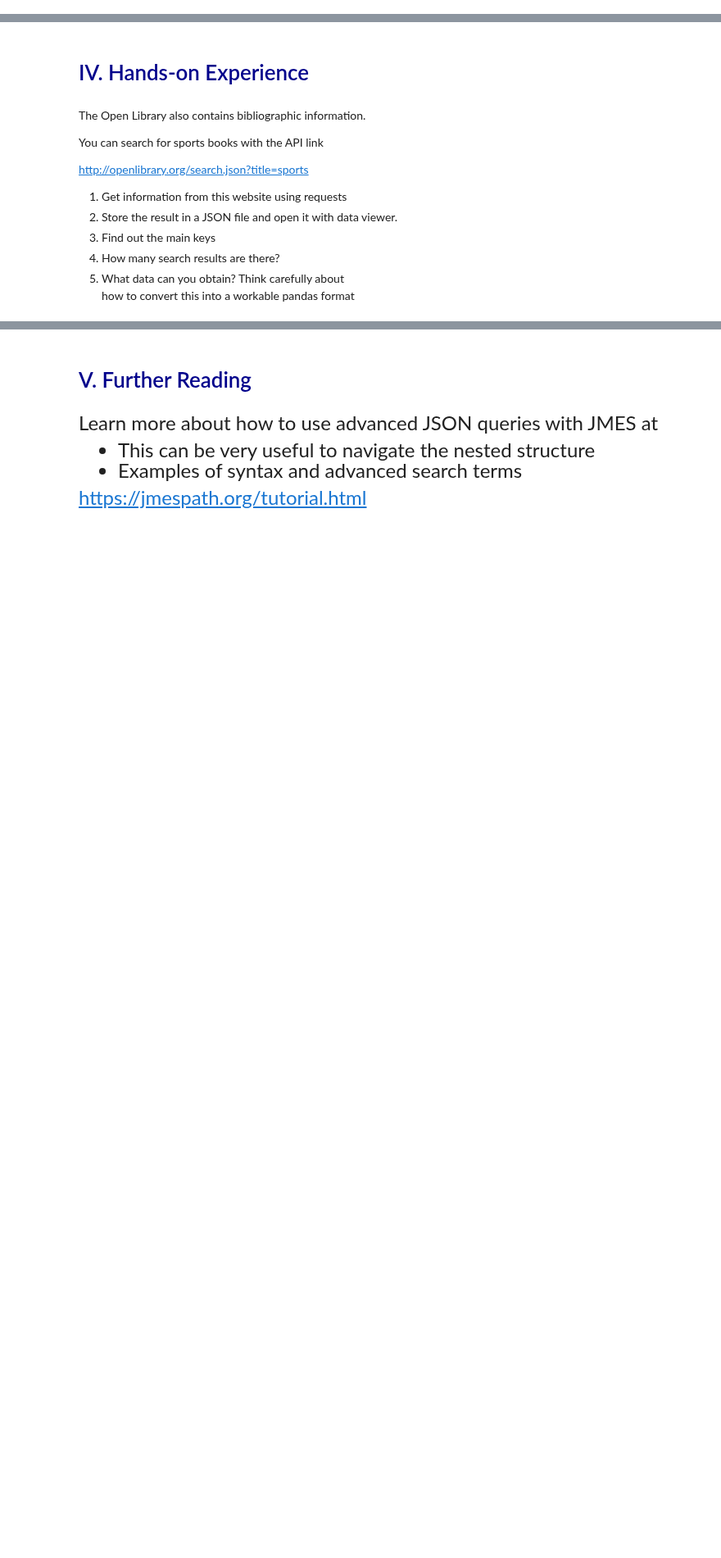
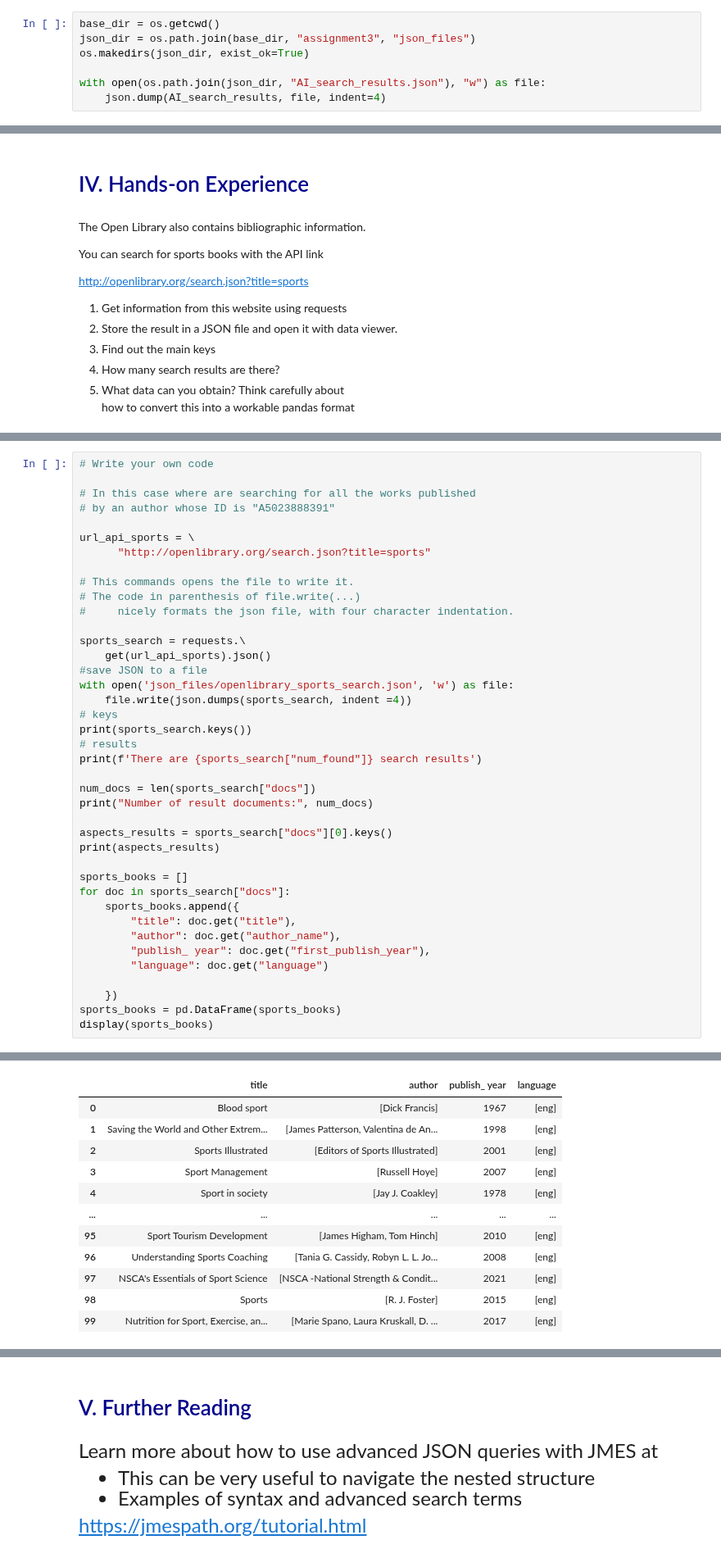
Before and after one commit to amanda-midd/datasci530fall2026, a Jupyter notebook: Lecture 05/Lecture 5b - APIs and JSON.ipynb, the cells around one changed output, grey strips where cells are left out. Shown at 82% size. Drawn from its saved outputs; the diff is of its cells as text; blank space fills up the shorter version.

```diff
--- a/Lecture 05/Lecture 5b - APIs and JSON.ipynb
+++ b/Lecture 05/Lecture 5b - APIs and JSON.ipynb
@@ -172,6 +185,13 @@ Request data
 
 search_results = requests.\
     get(url_openalex_api).json()
+# %%
+base_dir = os.getcwd()
+json_dir = os.path.join(base_dir, "assignment3", "json_files")
+os.makedirs(json_dir, exist_ok=True)
+
+with open(os.path.join(json_dir, "AI_search_results.json"), "w") as file:
+    json.dump(AI_search_results, file, indent=4)
 # %% [markdown]
 <font size = "5">
 
@@ -327,0 +379,41 @@ how to convert this into a workable pandas format
+# %%
+# Write your own code
+
+# In this case where are searching for all the works published
+# by an author whose ID is "A5023888391"
+
+url_api_sports = \
+      "http://openlibrary.org/search.json?title=sports"
+
+# This commands opens the file to write it.
+# The code in parenthesis of file.write(...)
+#     nicely formats the json file, with four character indentation.
+
+sports_search = requests.\
+    get(url_api_sports).json()
+#save JSON to a file
+with open('json_files/openlibrary_sports_search.json', 'w') as file:
+    file.write(json.dumps(sports_search, indent =4))
+# keys
+print(sports_search.keys())
+# results
+print(f'There are {sports_search["num_found"]} search results')
+
+num_docs = len(sports_search["docs"])
+print("Number of result documents:", num_docs)
+
+aspects_results = sports_search["docs"][0].keys()
+print(aspects_results)
+
+sports_books = []
+for doc in sports_search["docs"]:
+    sports_books.append({
+        "title": doc.get("title"),
+        "author": doc.get("author_name"),
+        "publish_ year": doc.get("first_publish_year"),
+        "language": doc.get("language")
+
+    })
+sports_books = pd.DataFrame(sports_books)
+display(sports_books)
+# %% [output]
@@ -327,0 +424,12 @@ how to convert this into a workable pandas format
+|  | title | author | publish_ year | language |
+| 0 | Blood sport | [Dick Francis] | 1967 | [eng] |
+| 1 | Saving the World and Other Extrem... | [James Patterson, Valentina de An... | 1998 | [eng] |
+| 2 | Sports Illustrated | [Editors of Sports Illustrated] | 2001 | [eng] |
+| 3 | Sport Management | [Russell Hoye] | 2007 | [eng] |
+| 4 | Sport in society | [Jay J. Coakley] | 1978 | [eng] |
+| ... | ... | ... | ... | ... |
+| 95 | Sport Tourism Development | [James Higham, Tom Hinch] | 2010 | [eng] |
+| 96 | Understanding Sports Coaching | [Tania G. Cassidy, Robyn L. L. Jo... | 2008 | [eng] |
+| 97 | NSCA's Essentials of Sport Science | [NSCA -National Strength & Condit... | 2021 | [eng] |
+| 98 | Sports | [R. J. Foster] | 2015 | [eng] |
+| 99 | Nutrition for Sport, Exercise, an... | [Marie Spano, Laura Kruskall, D. ... | 2017 | [eng] |
```
Also changed, not shown: parts of 10 cells of this notebook, 11 other files.
